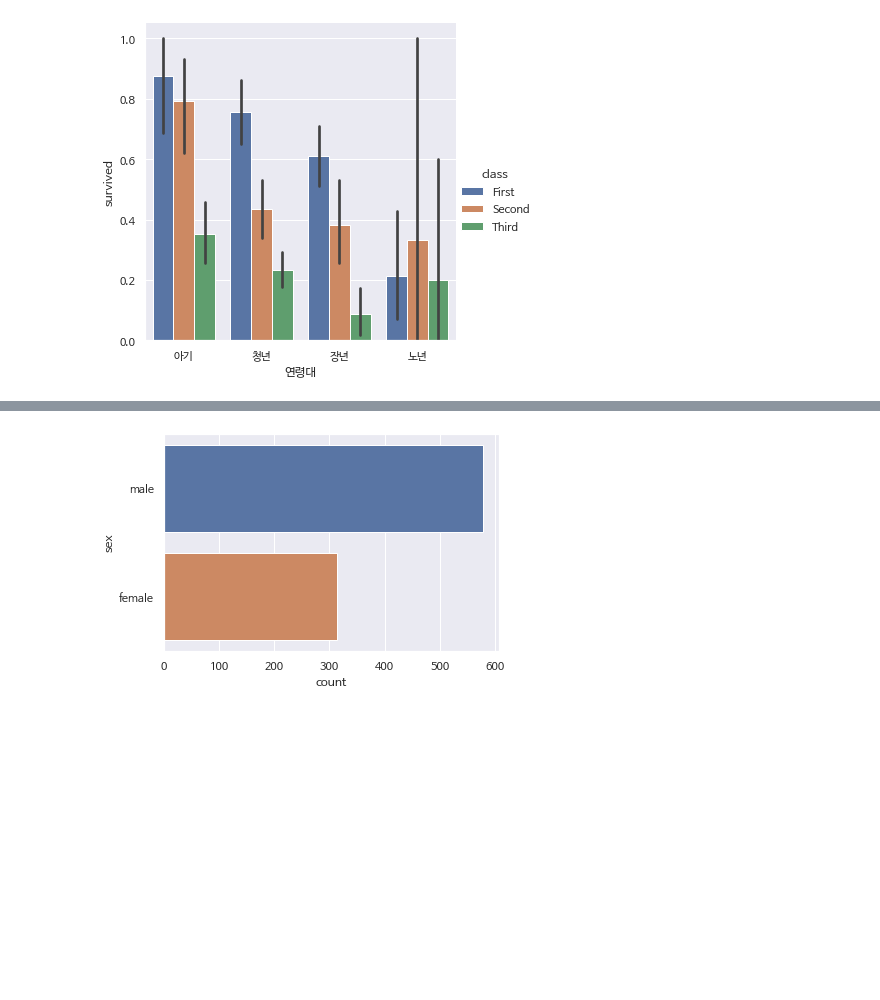
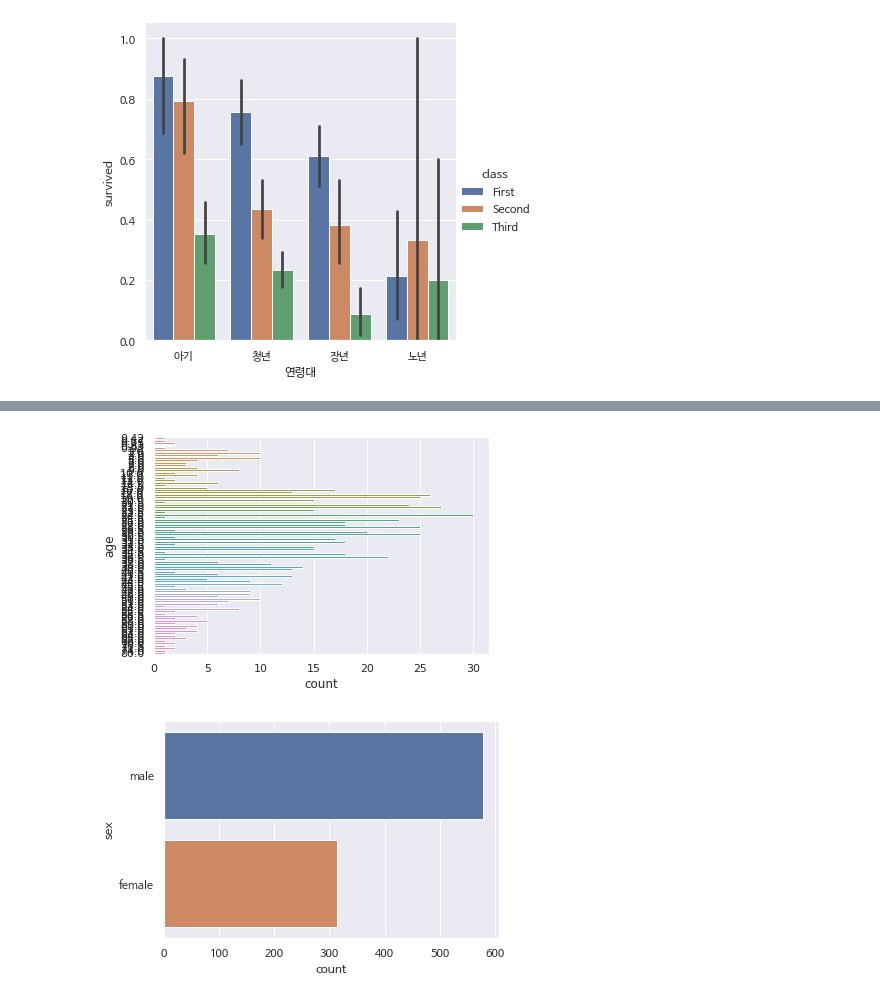
Before and after one commit to boramkim0514/KOIPA_AI, a Jupyter notebook: day15.ipynb, the cells around one changed output, grey strips where cells are left out. Saved outputs shown, nothing was run; the diff lists cells and outputs as text; code cells hidden in the pictures; blank space fills up the shorter version.

```diff
--- a/day15.ipynb
+++ b/day15.ipynb
@@ -699,3 +695,8 @@ plt.show()
+# %%
+sns.countplot(y = 'age', data=t)
+plt.show()
+# %% [output]
+[figure, added]
 # %%
 sns.countplot(y='sex', data=t) #남녀 생존자 비교
 plt.show()
```
Also changed, not shown: parts of 6 cells of this notebook.
